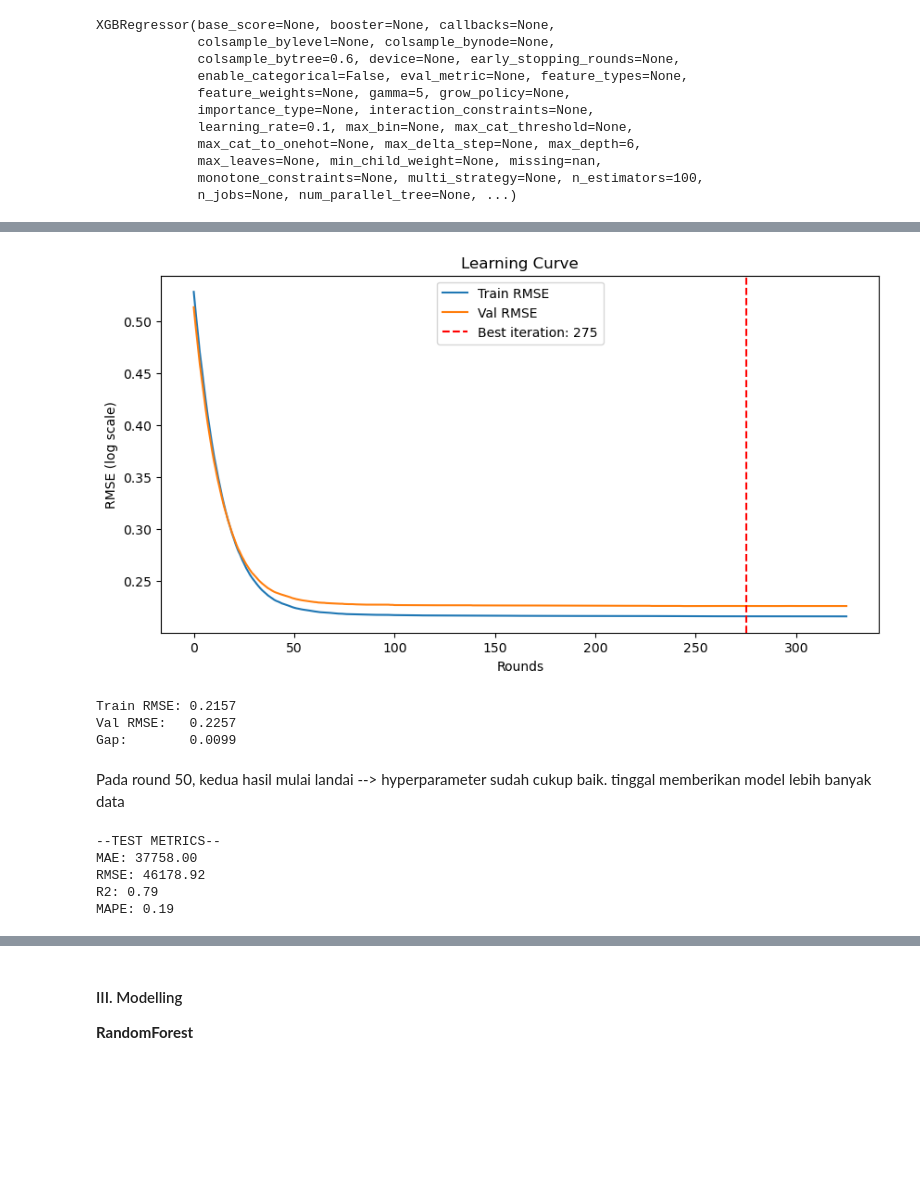
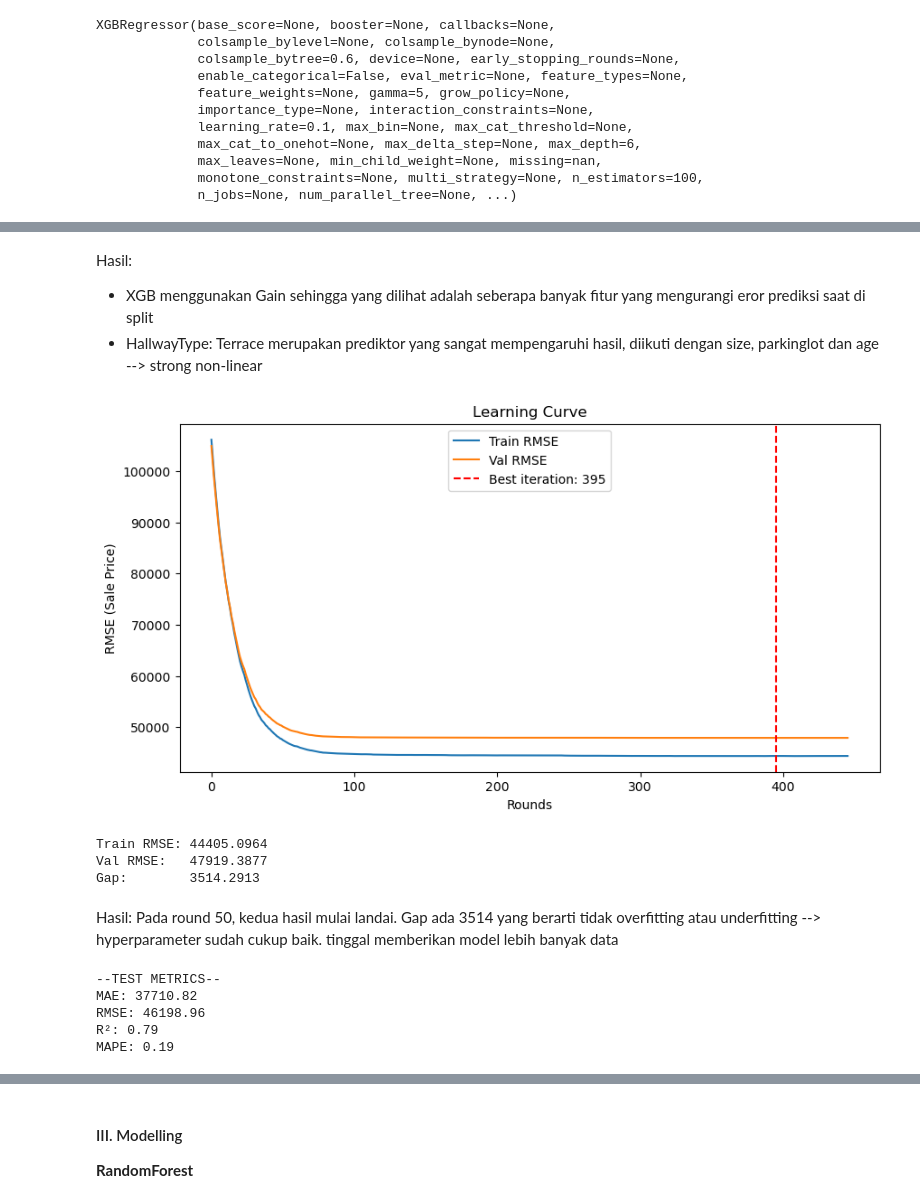
Before and after one commit to 0xVanes/JCAIE, a Jupyter notebook: capstoneprojects/Capstone2/Capstone2.ipynb, the cells around one changed output, grey strips where cells are left out. Saved outputs shown, nothing was run; the diff lists cells and outputs as text; code cells hidden in the pictures; blank space fills up the shorter version.

```diff
--- a/capstoneprojects/Capstone2/Capstone2.ipynb
+++ b/capstoneprojects/Capstone2/Capstone2.ipynb
@@ -587,8 +637,8 @@ Yang mahal dan luxurious sekali, yang murah di ujung sekali (mungkin)
 # %%
 fig, axs = plt.subplots(1, 2, figsize=(12, 5))
 
-axs[0].boxplot(df['SalePrice'])
-axs[0].set_title('Boxplot of SalePrice')
+axs[0].boxplot(df['Size(sqf)'])
+axs[0].set_title('Boxplot of Size')
 axs[0].set_ylabel('SalePrice')
 
 axs[1].hist(df['SalePrice'], bins=30)
@@ -596,11 +646,21 @@ axs[1].set_title('Histogram of SalePrice')
 axs[1].set_xlabel('SalePrice')
 axs[1].set_ylabel('Frequency')
 
+
 plt.tight_layout()
 plt.show()
 
-df[numeric_cols].boxplot(figsize=(14, 6), rot=45)
-plt.title('Boxplots of Numeric Features')
+fig, axs = plt.subplots(2, 3, figsize=(14, 8))
+axs = axs.flatten()
+
+for i, col in enumerate(numeric_cols):
+    axs[i].boxplot(df[col])
+    axs[i].set_title(col, fontsize=9)
+    axs[i].set_ylabel('Value')
+    axs[i].tick_params(axis='x', labelbottom=False)
+
+plt.suptitle('Boxplots of Numeric Features', fontsize=13, y=1.02)
+plt.tight_layout()
 plt.show()
 
 #IQR (Interquartile Range)
@@ -720,4 +780,4 @@ memory usage: 464.4 KB
 # %%
 ordinal = OrdinalEncoder()
-df['TimeToSubway'] = ordinal.fit_transform(df[['TimeToSubway']])
+df['WordTimeToSubway'] = ordinal.fit_transform(df[['WordTimeToSubway']])
 # %% [markdown]
@@ -739,7 +795,8 @@ TimeToSubway
 Name: count, dtype: int64
 # %%
-#drop yearbuilt
+#drop yearbuilt dan timetosubway
 df = df.drop(columns=['YearBuilt'])
+df = df.drop(columns=['TimeToSubway'])
 df.info()
 # %% [output]
 <class 'pandas.DataFrame'>
@@ -967,32 +1045,51 @@ MAPE: 0.19
+# %% [markdown]
+Hasil:
+- XGB menggunakan Gain sehingga yang dilihat adalah seberapa banyak fitur yang mengurangi eror prediksi saat di split
+- HallwayType: Terrace merupakan prediktor yang sangat mempengaruhi hasil, diikuti dengan size, parkinglot dan age --> strong non-linear
 # %%
 evalsXGB_tuned = modelXGB_tuned.evals_result()
-train_rmse = evalsXGB_tuned['validation_0']['rmse']
-val_rmse   = evalsXGB_tuned['validation_1']['rmse']
+n_rounds = len(evalsXGB_tuned['validation_0']['rmse'])
+
+train_rmse = []
+val_rmse = []
+
+y_train = np.expm1(hasil_train)
+y_val = np.expm1(hasil_val)
+
+for i in range(n_rounds):
+    train_pred_log = modelXGB_tuned.predict(data_train, iteration_range=(0, i+1))
+    val_pred_log = modelXGB_tuned.predict(data_val, iteration_range=(0, i+1))
+
+    train_pred_nonlog = np.expm1(train_pred_log)
+    val_pred_nonlog = np.expm1(val_pred_log)
+
+    train_rmse.append(np.sqrt(mean_squared_error(y_train, train_pred_nonlog)))
+    val_rmse.append(np.sqrt(mean_squared_error(y_val, val_pred_nonlog)))
 
 plt.figure(figsize=(10,5))
 plt.plot(train_rmse, label='Train RMSE')
 plt.plot(val_rmse,   label='Val RMSE')
 plt.axvline(x=modelXGB_tuned.best_iteration,
             color='red', linestyle='--',
             label=f'Best iteration: {modelXGB_tuned.best_iteration}')
 plt.xlabel('Rounds')
-plt.ylabel('RMSE (log scale)')
+plt.ylabel('RMSE (Sale Price)')
 plt.legend()
 plt.title('Learning Curve')
 plt.show()
 
 final_train = train_rmse[modelXGB_tuned.best_iteration]
 final_val   = val_rmse[modelXGB_tuned.best_iteration]
 print(f"Train RMSE: {final_train:.4f}")
 print(f"Val RMSE:   {final_val:.4f}")
 print(f"Gap:        {final_val - final_train:.4f}")
 # %% [output]
-[figure, old version]
+[figure, new version]
-Train RMSE: 0.2157
-Val RMSE:   0.2257
-Gap:        0.0099
+Train RMSE: 44405.0964
+Val RMSE:   47919.3877
+Gap:        3514.2913
-# %% [markdown]
-Pada round 50, kedua hasil mulai landai --> hyperparameter sudah cukup baik. tinggal memberikan model lebih banyak data
+# %% [markdown]
+Hasil: Pada round 50, kedua hasil mulai landai. Gap ada 3514 yang berarti tidak overfitting atau underfitting --> hyperparameter sudah cukup baik. tinggal memberikan model lebih banyak data
 # %%
 #Test modelXGB_tuned
 hasil_test_pred = np.expm1(modelXGB_tuned.predict(data_test))
@@ -1006,12 +1103,12 @@ mape_xgb = mean_absolute_percentage_error(hasil_test_nonlog, hasil_test_pred)
 print(f'''--TEST METRICS--
 MAE: {mae_xgb:.2f}
 RMSE: {rmse_xgb:.2f}
-R2: {r2_xgb:.2f}
+R²: {r2_xgb:.2f}
 MAPE: {mape_xgb:.2f}
 ''')
 # %% [output]
 --TEST METRICS--
-MAE: 37758.00
-RMSE: 46178.92
-R2: 0.79
+MAE: 37710.82
+RMSE: 46198.96
+R²: 0.79
 MAPE: 0.19
```
Also changed, not shown: parts of 84 cells of this notebook, 6 other files.
